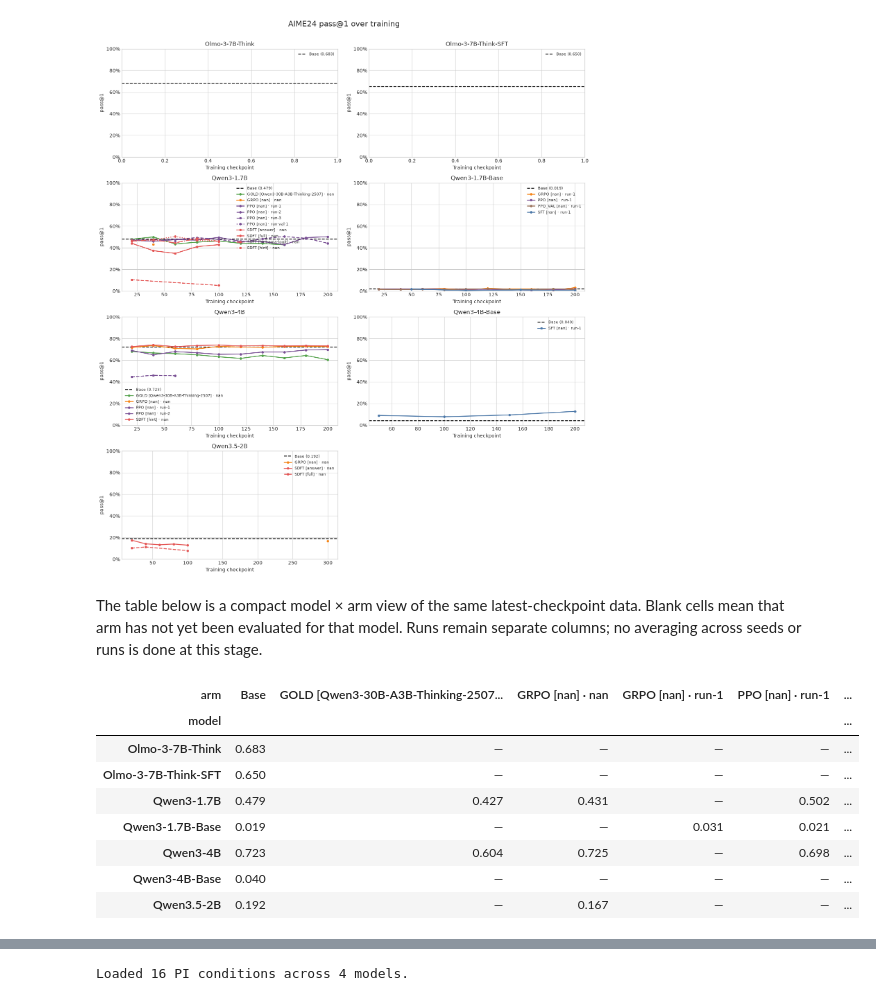
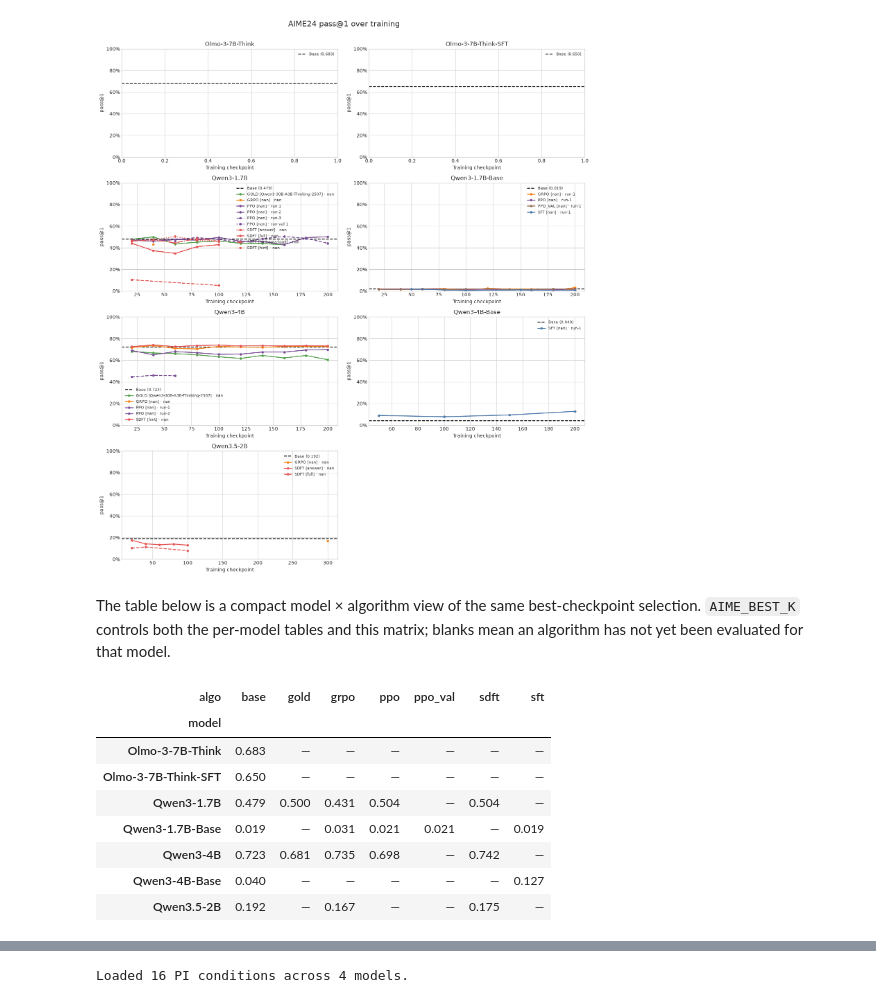
Before and after one commit to tatami-galaxy/self-distill, a Jupyter notebook: results/viz/results_overview.ipynb, the cells around one changed output, grey strips where cells are left out. Saved outputs shown, nothing was run; the diff lists cells and outputs as text; code cells hidden in the pictures.

```diff
--- a/results/viz/results_overview.ipynb
+++ b/results/viz/results_overview.ipynb
@@ -270,22 +318,22 @@ def plot_aime_curves(frame: pd.DataFrame, metric: str = "pass@1", columns: int =
 plot_aime_curves(aime, "pass@1");
 # %% [output]
 [figure]
-# %% [markdown]
-The table below is a compact model × arm view of the same latest-checkpoint data. Blank cells mean that arm has not yet been evaluated for that model. Runs remain separate columns; no averaging across seeds or runs is done at this stage.
+# %% [markdown]
+The table below is a compact model × algorithm view of the same best-checkpoint selection. `AIME_BEST_K` controls both the per-model tables and this matrix; blanks mean an algorithm has not yet been evaluated for that model.
 # %%
-latest_matrix = aime_latest.pivot(index="model", columns="arm", values="pass@1")
+best_matrix = aime_best.pivot(index="model", columns="algo", values=AIME_BEST_METRIC)
 display(
-    latest_matrix.style
+    best_matrix.style
     .format("{:.3f}", na_rep="—")
     .background_gradient(cmap="Blues", vmin=0, vmax=1)
 )
 # %% [output]
-| arm | Base | GOLD [Qwen3-30B-A3B-Thinking-2507... | GRPO [nan] · nan | GRPO [nan] · run-1 | PPO [nan] · run-1 | ... |
-| model |  |  |  |  |  | ... |
-| Olmo-3-7B-Think | 0.683 | — | — | — | — | ... |
-| Olmo-3-7B-Think-SFT | 0.650 | — | — | — | — | ... |
-| Qwen3-1.7B | 0.479 | 0.427 | 0.431 | — | 0.502 | ... |
-| Qwen3-1.7B-Base | 0.019 | — | — | 0.031 | 0.021 | ... |
-| Qwen3-4B | 0.723 | 0.604 | 0.725 | — | 0.698 | ... |
-| Qwen3-4B-Base | 0.040 | — | — | — | — | ... |
-| Qwen3.5-2B | 0.192 | — | 0.167 | — | — | ... |
+| algo | base | gold | grpo | ppo | ppo_val | sdft | sft |
+| model |  |  |  |  |  |  |  |
+| Olmo-3-7B-Think | 0.683 | — | — | — | — | — | — |
+| Olmo-3-7B-Think-SFT | 0.650 | — | — | — | — | — | — |
+| Qwen3-1.7B | 0.479 | 0.500 | 0.431 | 0.504 | — | 0.504 | — |
+| Qwen3-1.7B-Base | 0.019 | — | 0.031 | 0.021 | 0.021 | — | 0.019 |
+| Qwen3-4B | 0.723 | 0.681 | 0.735 | 0.698 | — | 0.742 | — |
+| Qwen3-4B-Base | 0.040 | — | — | — | — | — | 0.127 |
+| Qwen3.5-2B | 0.192 | — | 0.167 | — | — | 0.175 | — |
```
Also changed, not shown: parts of 12 cells of this notebook, 1 other file.
